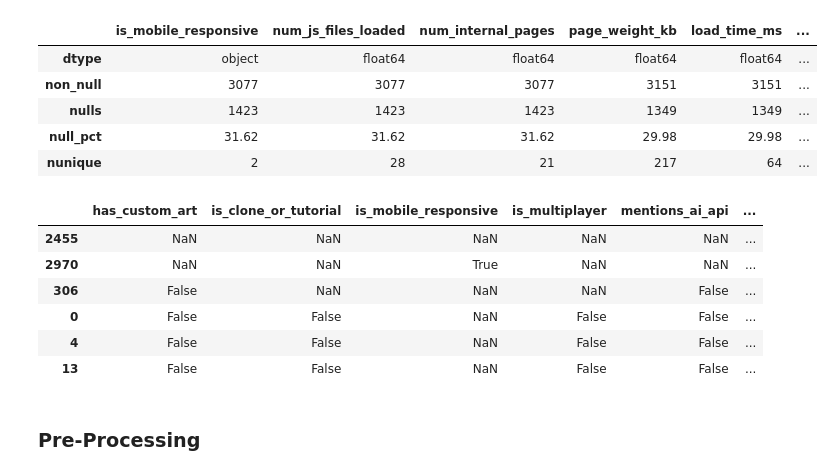
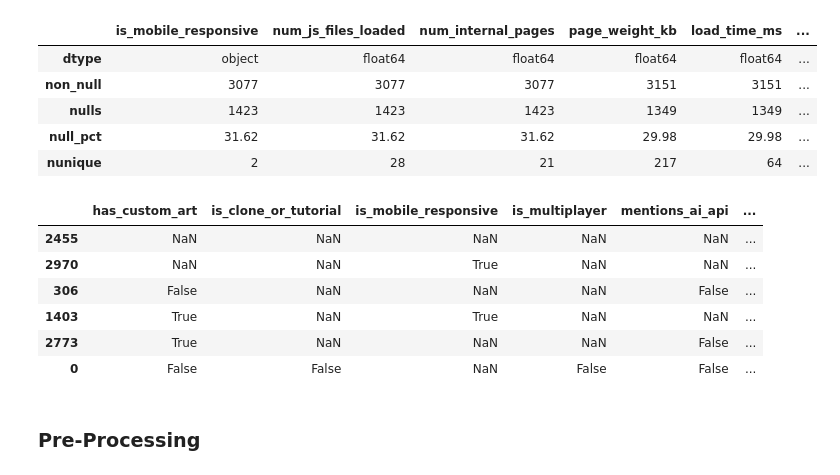
Before and after one commit to clastro2024/Haggle-HackClub, a Jupyter notebook: Week 1/main.ipynb, the cells around one changed output. Saved outputs shown, nothing was run; the diff lists cells and outputs as text; code cells hidden in the pictures.

```diff
--- a/Week 1/main.ipynb
+++ b/Week 1/main.ipynb
@@ -151,15 +151,15 @@ col_df[["dtype", "non_null", "nulls", "null_pct", "nunique"]].sort_values("null_
 # %%
 # See the "object" dtype columns (all are actually boolean) and their nulls
 obj_cols_with_nulls = col_df[col_df["dtype"] == "object"].index
-train_df.sort_index(axis=1, key=lambda cols: [f"{int(col not in obj_cols_with_nulls.to_list())}{col}" for col in cols]).sort_values(by=obj_cols_with_nulls.to_list(), na_position="first").head(6)
+train_df.sort_index(axis=1, key=lambda cols: [f"{int(col not in obj_cols_with_nulls.to_list())}{col}" for col in cols]).iloc[(-train_df[obj_cols_with_nulls].isna().sum(axis=1)).argsort(kind="stable")].head(6)
 # %% [output]
 |  | has_custom_art | is_clone_or_tutorial | is_mobile_responsive | is_multiplayer | mentions_ai_api | ... |
 | 2455 | NaN | NaN | NaN | NaN | NaN | ... |
 | 2970 | NaN | NaN | True | NaN | NaN | ... |
 | 306 | False | NaN | NaN | NaN | False | ... |
+| 1403 | True | NaN | True | NaN | NaN | ... |
+| 2773 | True | NaN | NaN | NaN | False | ... |
 | 0 | False | False | NaN | False | False | ... |
-| 4 | False | False | NaN | False | False | ... |
-| 13 | False | False | NaN | False | False | ... |
 # %% [markdown]
 ### Pre-Processing
 # %% [markdown]
```
Also changed, not shown: 1 other file.
